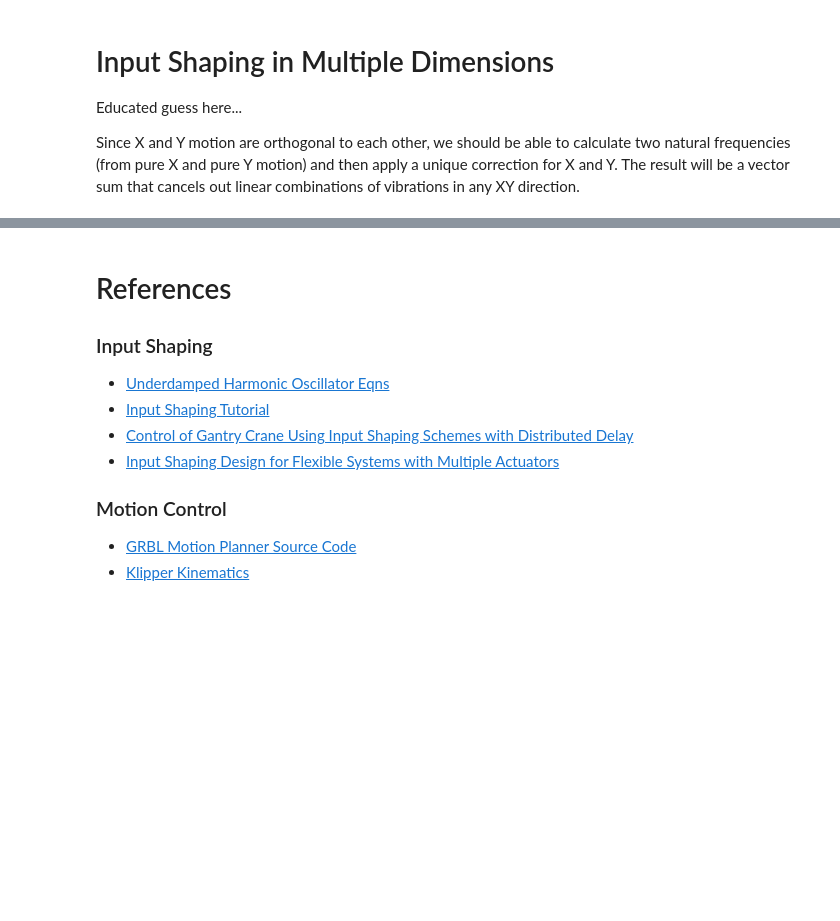
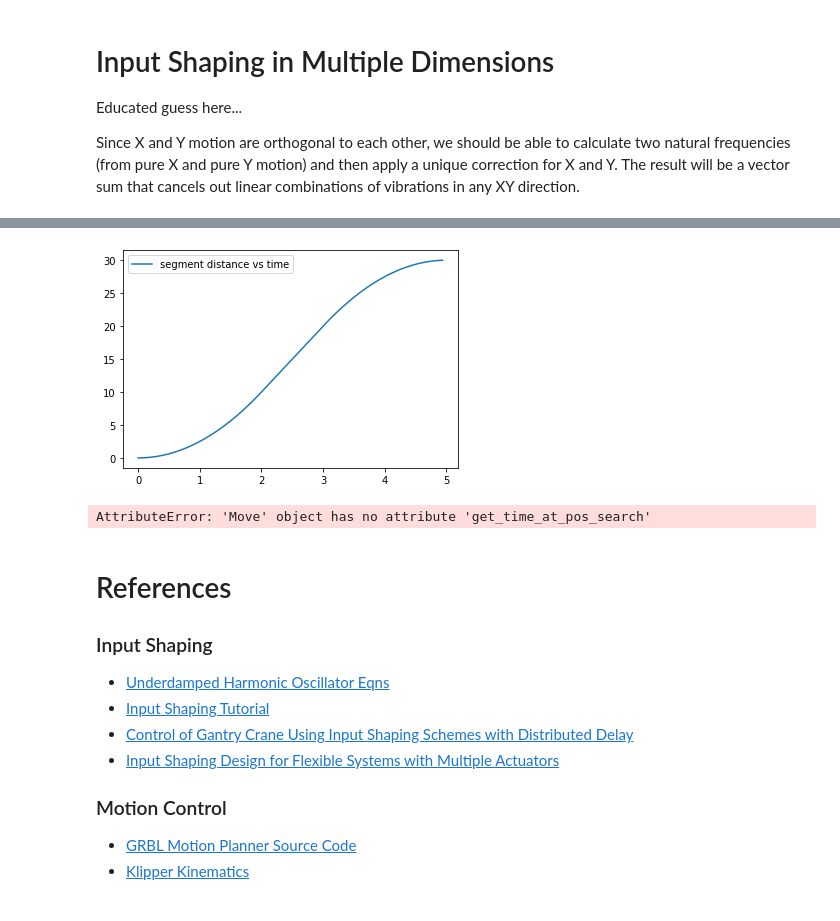
Before and after one commit to Poofjunior/input_shaping_notes, a Jupyter notebook: input_shaping_and_modifying_kinematics.ipynb, the cells around one changed output, grey strips where cells are left out. Cells and saved outputs as stored; diff of their text form; code cells hidden in the pictures; blank space fills up the shorter version.

Commit message:
adding roots eqns for accel

```diff
--- a/input_shaping_and_modifying_kinematics.ipynb
+++ b/input_shaping_and_modifying_kinematics.ipynb
@@ -477,3 +538,38 @@ plt.show
+# %%
+dist_series = np.arange(0, 30, 0.01)
+time_series = []
+for index in range(len(dist_series)):
+    if np.allclose(dist_series[index], 0) or np.allclose(dist_series[index-1], 0):
+        time_series.append(my_move.get_time_at_pos_newton(dist_series[index]))
+        continue
+    time_series.append(my_move.get_time_at_pos_newton(dist_series[index], time_series[index - 1]))
+
+#time_series.append(my_move.get_time_at_pos(19.99, 0.1))
+
+#print(my_move.get_time_at_pos(1.5, 0.1)) # TODO: how do we guarantee we find the closer root?
+#print(time_series)
+plt.plot(time_series, dist_series, label = "segment distance vs time")
+plt.legend()
+plt.show()
+# %% [output]
+[figure, added]
+# %%
+#dist_series = np.arange(0, 20, 0.01)
+#time_series = []
+#for index in range(len(dist_series)):
+#    if index == 0:
+#        time_series.append(my_move.get_time_at_pos_search(dist_series[index], 0))
+#        continue
+#    time_series.append(my_move.get_time_at_pos_search(dist_series[index], time_series[index - 1]))
+
+my_move = Move(0, 0.0, (0.0, 0.0), (20, 0.0))
+
+print(my_move.get_time_at_pos_search(1.5, 0.1)) # TODO: how do we guarantee we find the closer root?
+#plt.plot(time_series, dist_series, label = "segment distance vs time")
+#plt.legend()
+#plt.show()
+# %% [output]
+AttributeError: 'Move' object has no attribute 'get_time_at_pos_search'
 # %% [markdown]
 # References
 
```
Also changed, not shown: parts of 2 cells of this notebook, 1 other file.
